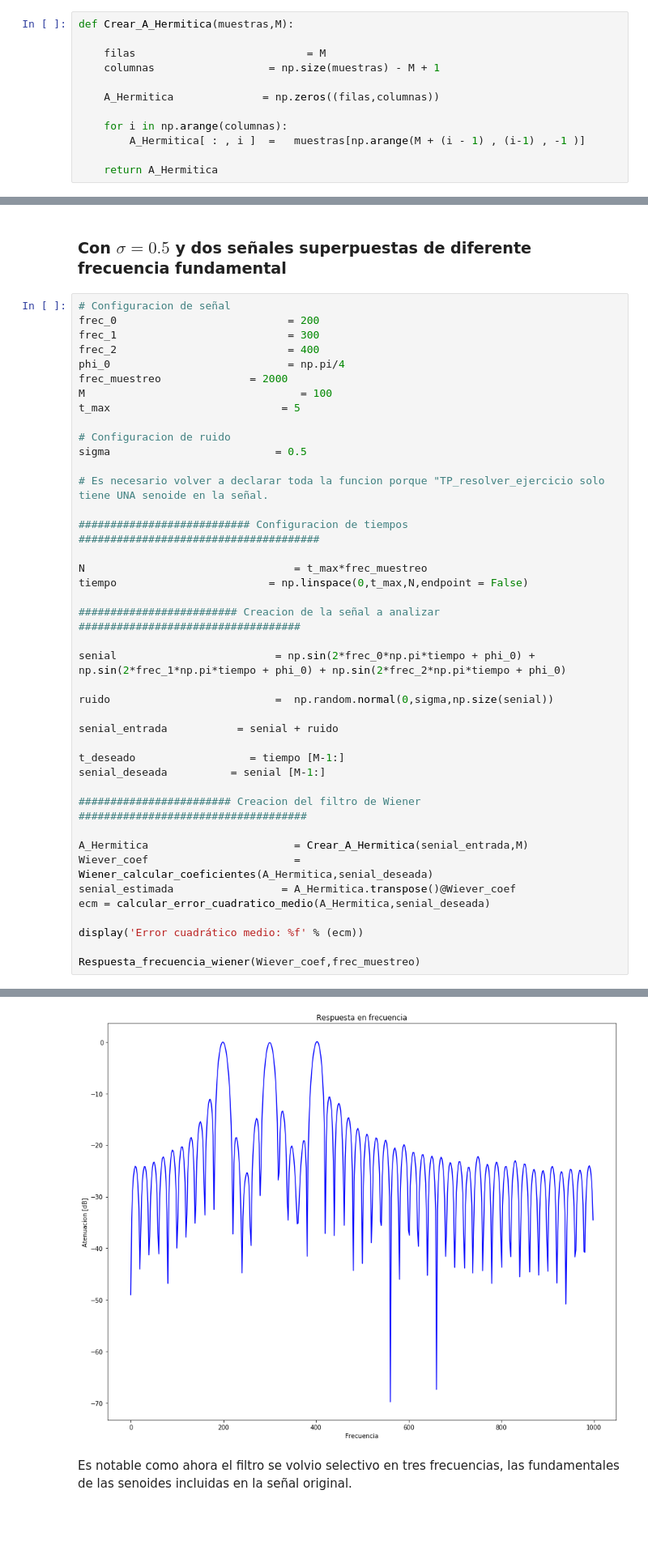
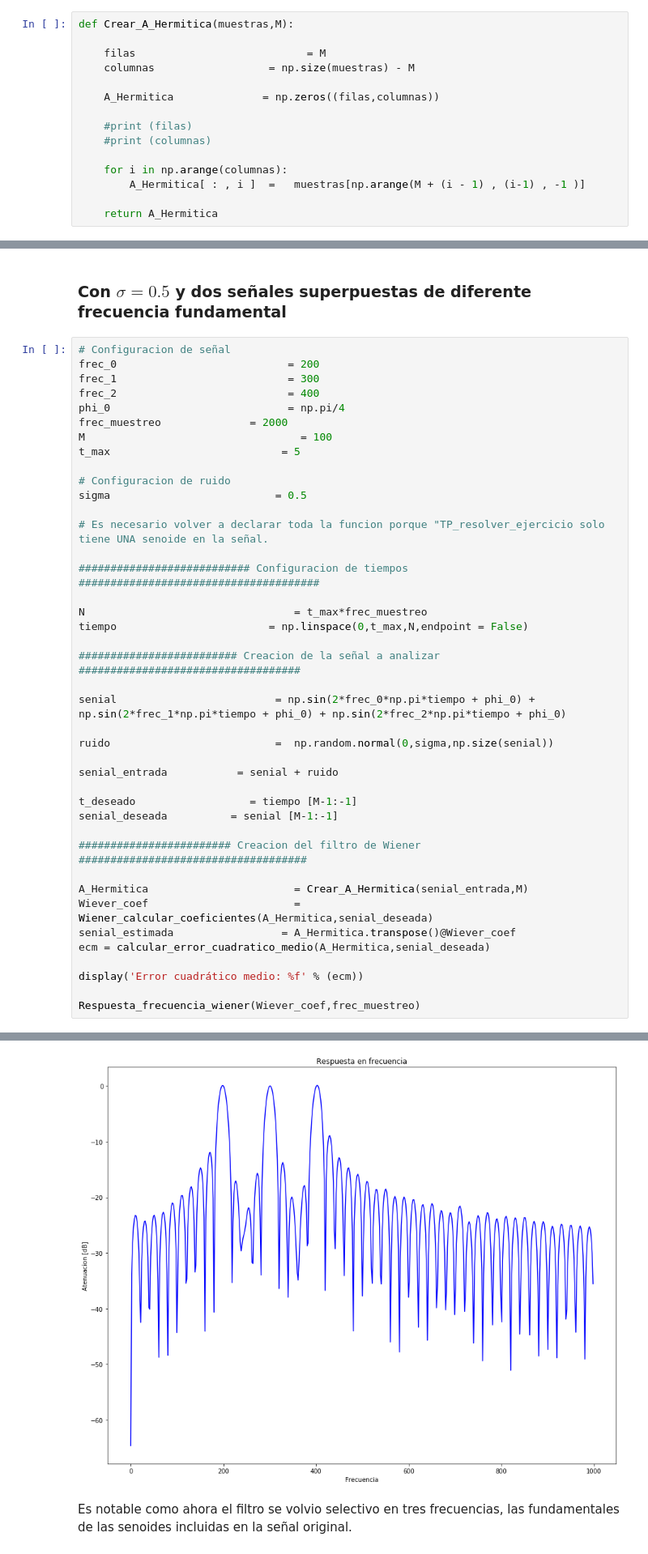
Before and after one commit to Martin-N-Menendez/PdS, a Jupyter notebook: TP2/menendez.ipynb, the cells around one changed output, grey strips where cells are left out. Shown at 81% size. Saved outputs shown, nothing was run; the diff lists cells and outputs as text; blank space fills up the shorter version.

```diff
--- a/TP2/menendez.ipynb
+++ b/TP2/menendez.ipynb
@@ -67,9 +67,12 @@ def calcular_error_cuadratico_medio(A_Hermitica,D):
 def Crear_A_Hermitica(muestras,M):
 
     filas                           = M
-    columnas                  = np.size(muestras) - M + 1
+    columnas                  = np.size(muestras) - M
 
     A_Hermitica              = np.zeros((filas,columnas))
+
+    #print (filas)
+    #print (columnas)
 
     for i in np.arange(columnas):
         A_Hermitica[ : , i ]  =   muestras[np.arange(M + (i - 1) , (i-1) , -1 )]
@@ -402,8 +408,8 @@ ruido                          =  np.random.normal(0,sigma,np.size(senial))
 
 senial_entrada           = senial + ruido
 
-t_deseado                  = tiempo [M-1:]
-senial_deseada          = senial [M-1:]
+t_deseado                  = tiempo [M-1:-1]
+senial_deseada          = senial [M-1:-1]
 
 ######################## Creacion del filtro de Wiener ####################################
 
@@ -420,4 +426,4 @@ Respuesta_frecuencia_wiener(Wiever_coef,frec_muestreo)
-[figure, old version]
+[figure, new version]
 # %% [markdown]
 Es notable como ahora el filtro se volvio selectivo en tres frecuencias, las fundamentales de las senoides incluidas en la señal original.
 # %% [markdown]
```
Also changed, not shown: parts of 16 cells of this notebook.
